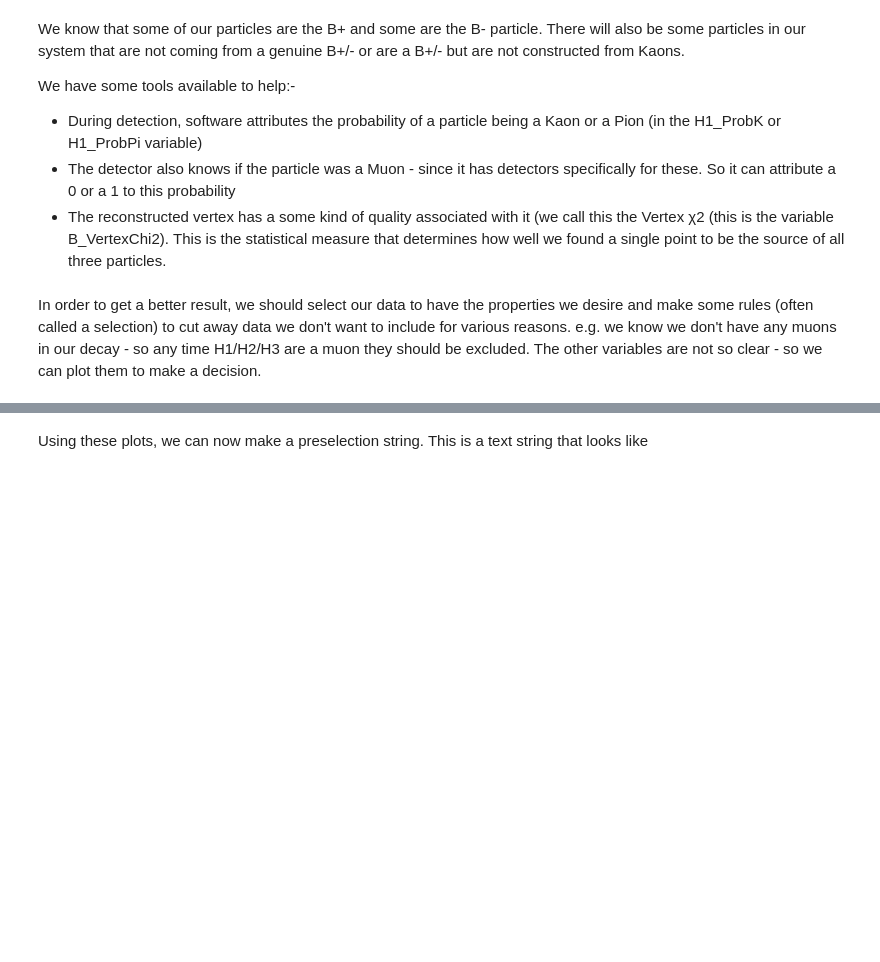
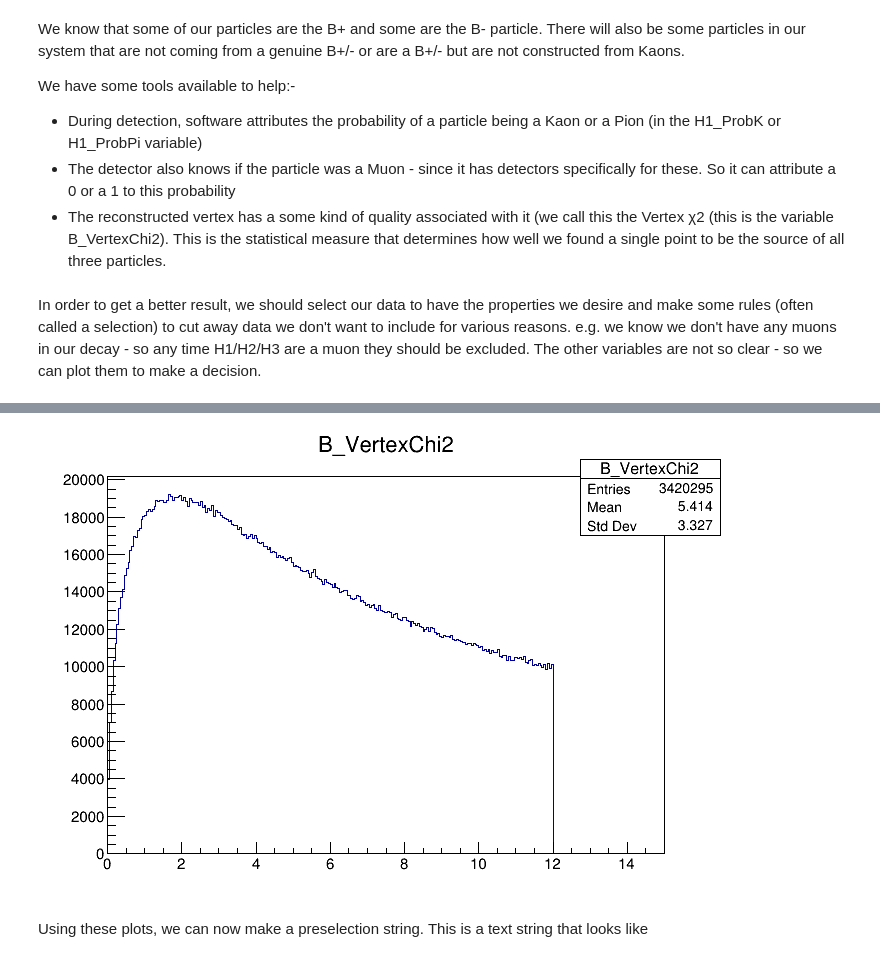
Before and after one commit to margheritawar/PRA3024, a Jupyter notebook: LHCb_2023.ipynb, the cells around one changed output, grey strips where cells are left out. Saved outputs shown, nothing was run; the diff lists cells and outputs as text; code cells hidden in the pictures; blank space fills up the shorter version.

```diff
--- a/LHCb_2023.ipynb
+++ b/LHCb_2023.ipynb
@@ -262,2 +335,18 @@ In order to get a better result, we should select our data to have the propertie
+# %%
+#For all our particles, make a plot of the B_VertexChi2
+histName = "B_VertexChi2"
+histTitle = "Vertex Chi"
+from_x = "0"
+to_x = "15"
+
+histogram = ROOT.TH1F(histName,histTitle,int(bins),int(from_x),int(to_x))
+tree.Draw("B_VertexChi2"+">>"+histName+"("+bins+", " +from_x+", "+to_x+")")
+histogram = ROOT.gDirectory.Get(histName)
+
+histogram.Draw()
+canvas.Update()
+canvas.Draw()
+# %% [output]
+[figure, added]
 # %% [markdown]
 Using these plots, we can now make a preselection string. This is a text string that looks like
```
Also changed, not shown: parts of 9 cells of this notebook.
